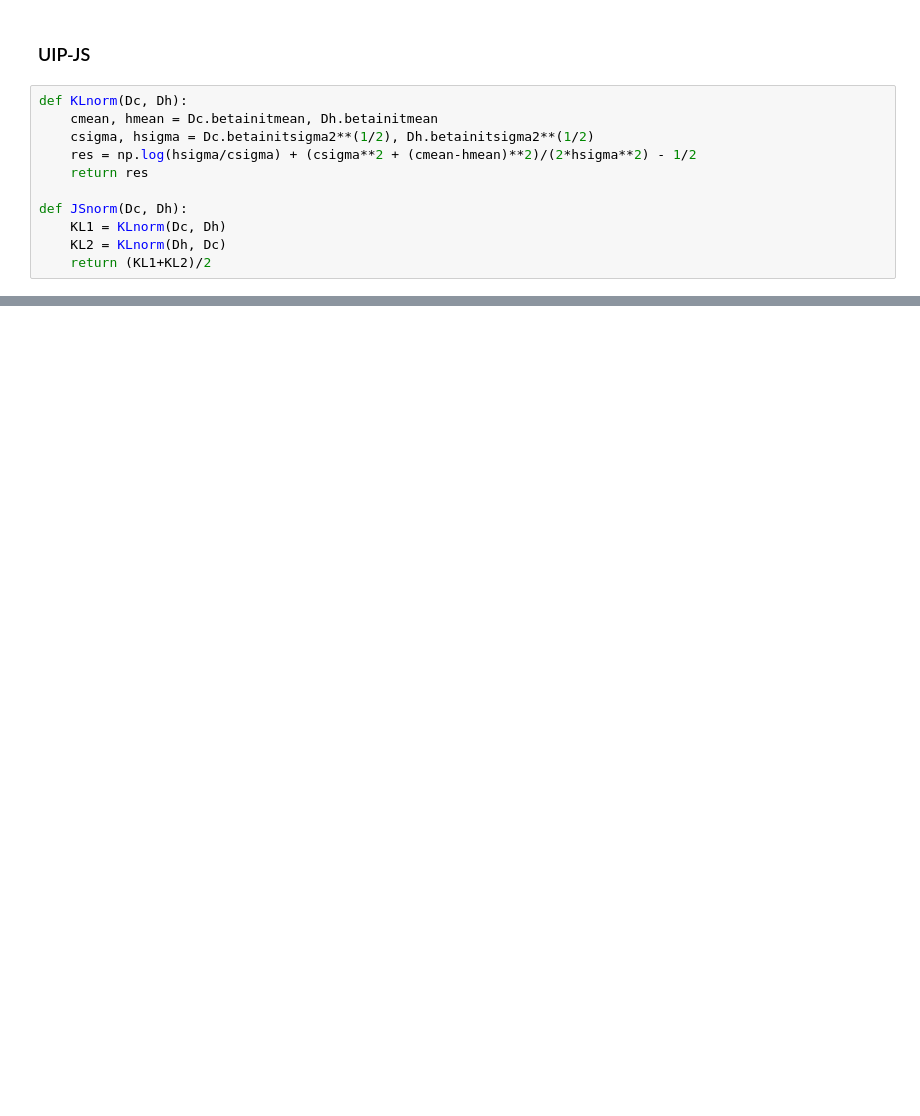
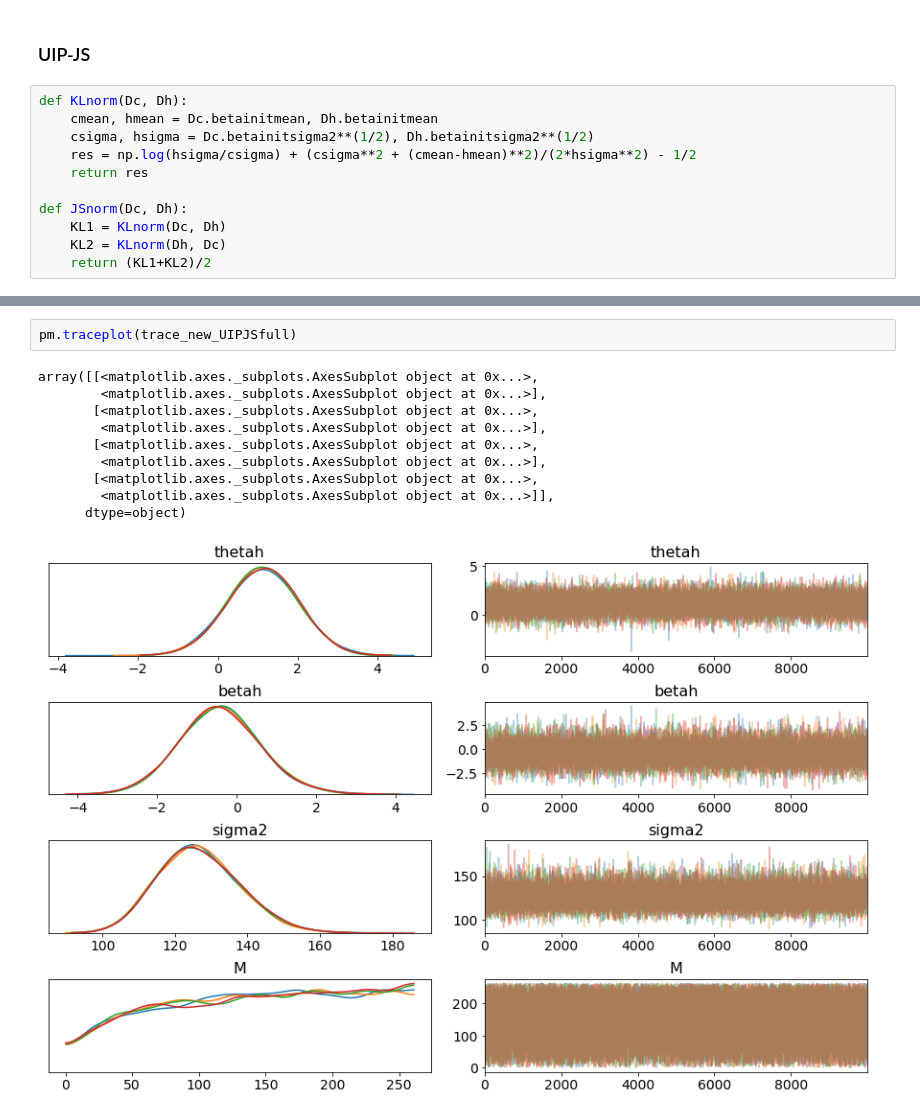
Before and after one commit to JINhuaqing/UIP, a Jupyter notebook: RealData/RealData_AD.ipynb, the cells around one changed output, grey strips where cells are left out. Cells and saved outputs as stored; diff of their text form; blank space fills up the shorter version.

```diff
--- a/RealData/RealData_AD.ipynb
+++ b/RealData/RealData_AD.ipynb
@@ -484,0 +441,13 @@ array([  58.02584397, 1251.50697575])
+# %%
+pm.traceplot(trace_new_UIPJSfull)
+# %% [output]
+array([[<matplotlib.axes._subplots.AxesSubplot object at 0x...>,
+        <matplotlib.axes._subplots.AxesSubplot object at 0x...>],
+       [<matplotlib.axes._subplots.AxesSubplot object at 0x...>,
+        <matplotlib.axes._subplots.AxesSubplot object at 0x...>],
+       [<matplotlib.axes._subplots.AxesSubplot object at 0x...>,
+        <matplotlib.axes._subplots.AxesSubplot object at 0x...>],
+       [<matplotlib.axes._subplots.AxesSubplot object at 0x...>,
+        <matplotlib.axes._subplots.AxesSubplot object at 0x...>]],
+      dtype=object)
+[figure, added]
```
Also changed, not shown: parts of 24 cells of this notebook, 1 other file.
